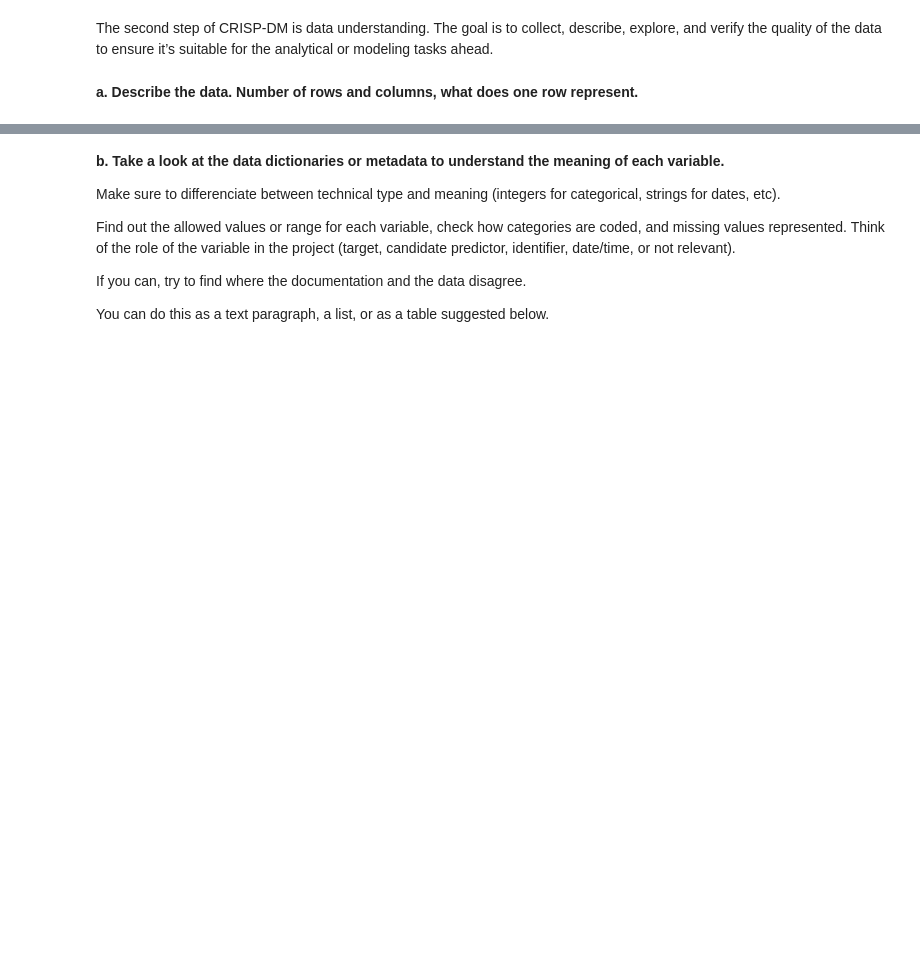
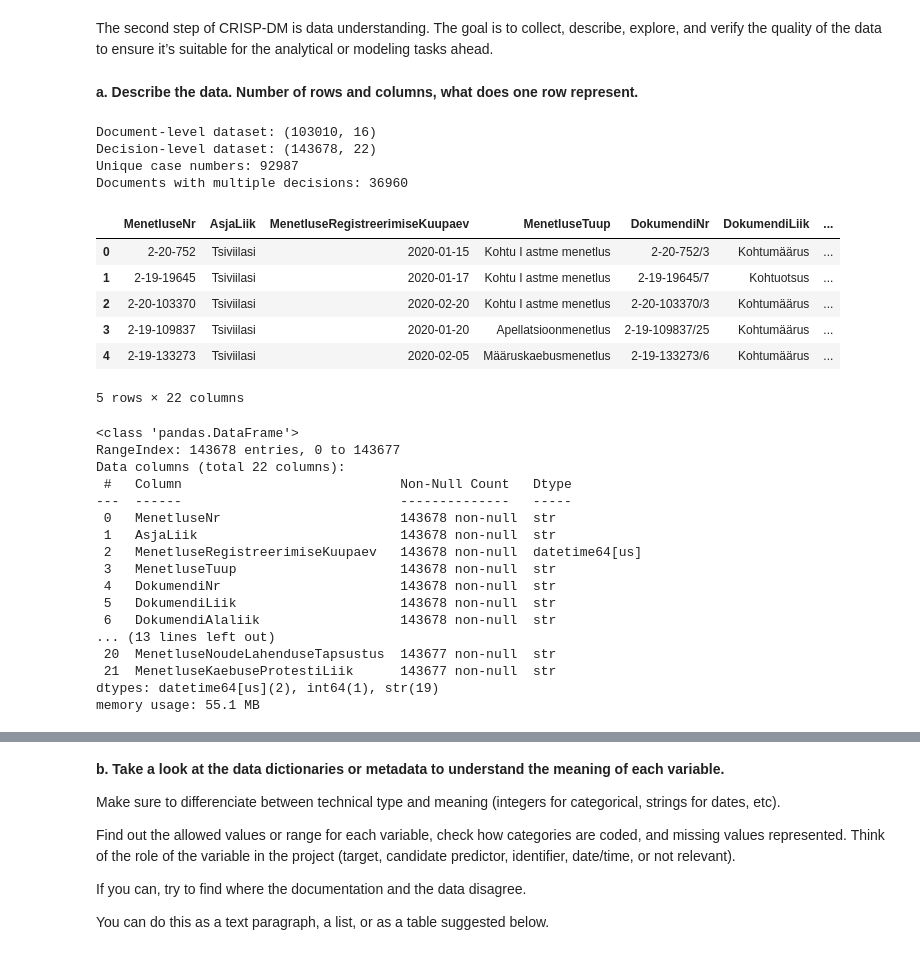
Before and after one commit to hannelahaavel/Andmeteaduse-grupiprojekt, a Jupyter notebook: notebooks/IDS2026_HW07.ipynb, the cells around one changed output, grey strips where cells are left out. Saved outputs shown, nothing was run; the diff lists cells and outputs as text; code cells hidden in the pictures; blank space fills up the shorter version.

```diff
--- a/notebooks/IDS2026_HW07.ipynb
+++ b/notebooks/IDS2026_HW07.ipynb
@@ -148,5 +269,51 @@ The second step of CRISP-DM is data understanding. The goal is to collect, descr
 # %% [markdown]
 **a. Describe the data. Number of rows and columns, what does one row represent.**
 # %%
-## TODO
+# INITIAL DATA EXPLORATION
+
+# Display the number of rows and columns in both DataFrames
+print("Document-level dataset:", df.shape)
+print("Decision-level dataset:", df_decisions.shape)
+
+# Count unique court cases using their case numbers
+print("Unique case numbers:", df["MenetluseNr"].nunique())
+
+# Count documents containing more than one substantive decision
+decision_counts = df["SisulisedLahendused"].apply(len)
+print("Documents with multiple decisions:", (decision_counts > 1).sum())
+
+# Display the first five rows of the flattened dataset
+display(df_decisions.head())
+
+# Show column names, data types and non-null counts
+df_decisions.info()
+# %% [output]
+Document-level dataset: (103010, 16)
+Decision-level dataset: (143678, 22)
+Unique case numbers: 92987
+Documents with multiple decisions: 36960
+|  | MenetluseNr | AsjaLiik | MenetluseRegistreerimiseKuupaev | MenetluseTuup | DokumendiNr | DokumendiLiik | ... |
+| 0 | 2-20-752 | Tsiviilasi | 2020-01-15 | Kohtu I astme menetlus | 2-20-752/3 | Kohtumäärus | ... |
+| 1 | 2-19-19645 | Tsiviilasi | 2020-01-17 | Kohtu I astme menetlus | 2-19-19645/7 | Kohtuotsus | ... |
+| 2 | 2-20-103370 | Tsiviilasi | 2020-02-20 | Kohtu I astme menetlus | 2-20-103370/3 | Kohtumäärus | ... |
+| 3 | 2-19-109837 | Tsiviilasi | 2020-01-20 | Apellatsioonmenetlus | 2-19-109837/25 | Kohtumäärus | ... |
+| 4 | 2-19-133273 | Tsiviilasi | 2020-02-05 | Määruskaebusmenetlus | 2-19-133273/6 | Kohtumäärus | ... |
+5 rows × 22 columns
+<class 'pandas.DataFrame'>
+RangeIndex: 143678 entries, 0 to 143677
+Data columns (total 22 columns):
+ #   Column                            Non-Null Count   Dtype
+---  ------                            --------------   -----
+ 0   MenetluseNr                       143678 non-null  str
+ 1   AsjaLiik                          143678 non-null  str
+ 2   MenetluseRegistreerimiseKuupaev   143678 non-null  datetime64[us]
+ 3   MenetluseTuup                     143678 non-null  str
+ 4   DokumendiNr                       143678 non-null  str
+ 5   DokumendiLiik                     143678 non-null  str
+ 6   DokumendiAlaliik                  143678 non-null  str
+... (13 lines left out)
+ 20  MenetluseNoudeLahenduseTapsustus  143677 non-null  str
+ 21  MenetluseKaebuseProtestiLiik      143677 non-null  str
+dtypes: datetime64[us](2), int64(1), str(19)
+memory usage: 55.1 MB
 # %% [markdown]
```
Also changed, not shown: parts of 4 cells of this notebook.
